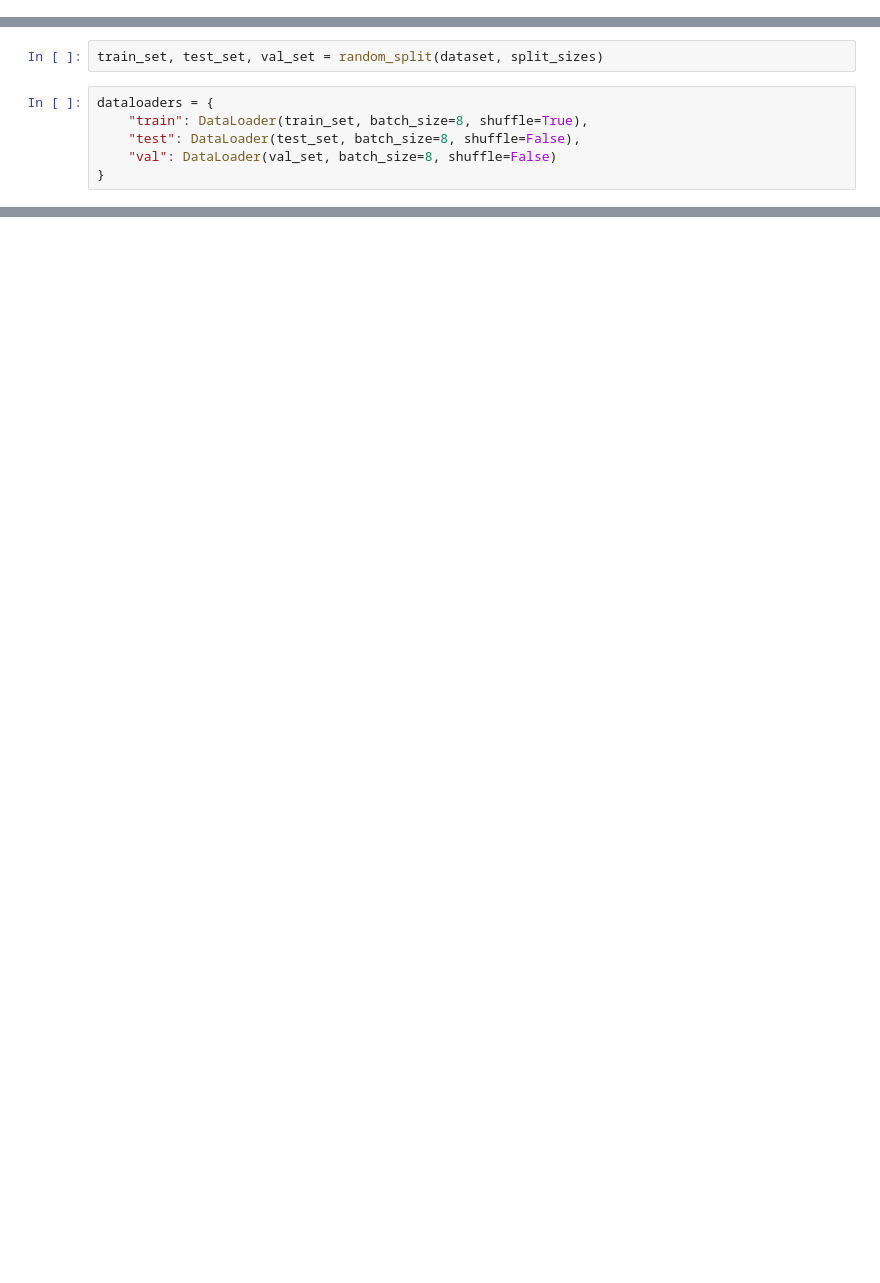
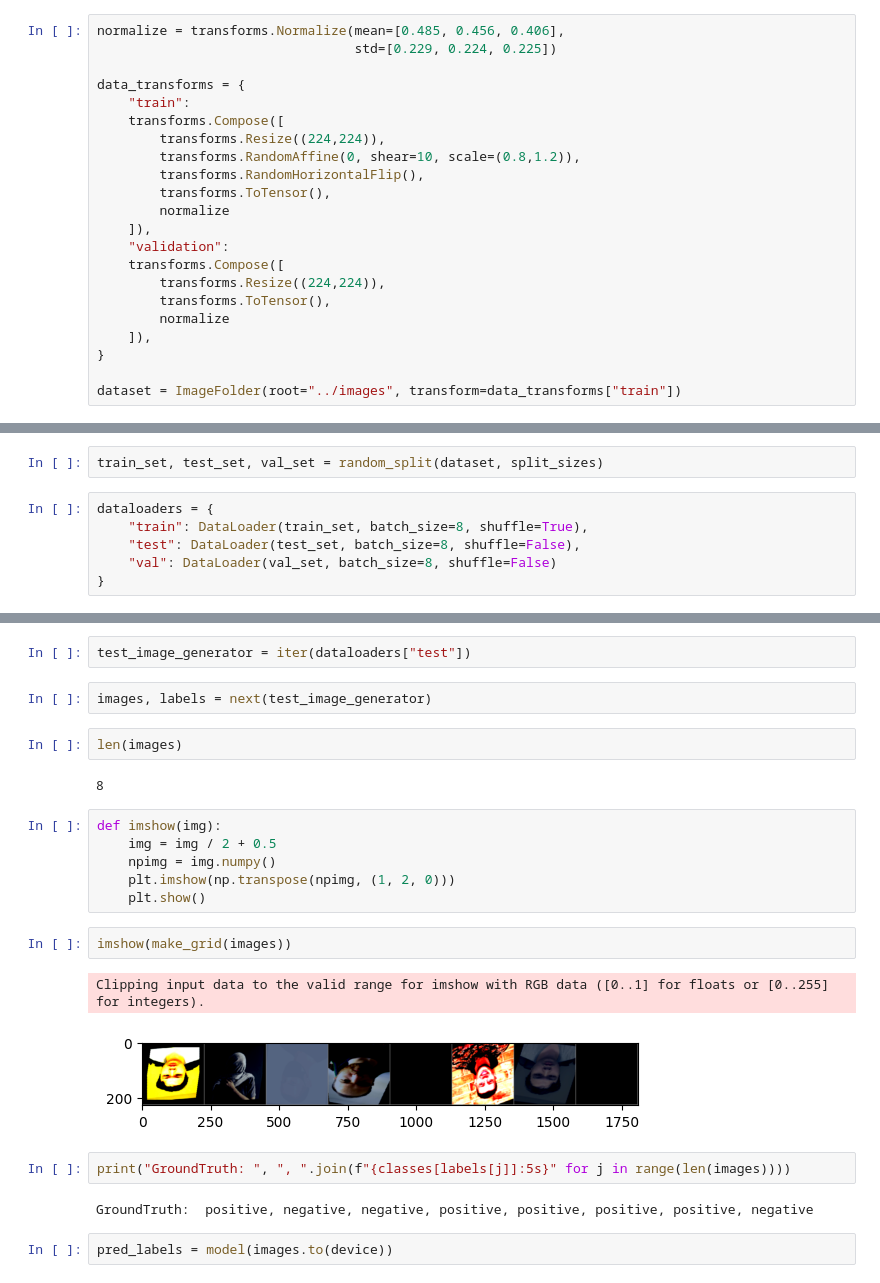
Before and after one commit to Dean-vA/MLEngineering_Capstone_Group3, a Jupyter notebook: notebooks/face_reco_model.ipynb, the cells around one changed output, grey strips where cells are left out. Drawn from its saved outputs; the diff is of its cells as text; blank space fills up the shorter version.

```diff
--- a/notebooks/face_reco_model.ipynb
+++ b/notebooks/face_reco_model.ipynb
@@ -105 +20,23 @@ splits = [0.8, 0.1, 0.1]
+# %%
+normalize = transforms.Normalize(mean=[0.485, 0.456, 0.406],
+                                 std=[0.229, 0.224, 0.225])
+
+data_transforms = {
+    "train":
+    transforms.Compose([
+        transforms.Resize((224,224)),
+        transforms.RandomAffine(0, shear=10, scale=(0.8,1.2)),
+        transforms.RandomHorizontalFlip(),
+        transforms.ToTensor(),
+        normalize
+    ]),
+    "validation":
+    transforms.Compose([
+        transforms.Resize((224,224)),
+        transforms.ToTensor(),
+        normalize
+    ]),
+}
+
+dataset = ImageFolder(root="../images", transform=data_transforms["train"])
 # %%
@@ -309,0 +124,25 @@ stats
+# %%
+test_image_generator = iter(dataloaders["test"])
+# %%
+images, labels = next(test_image_generator)
+# %%
+len(images)
+# %% [output]
+8
+# %%
+def imshow(img):
+    img = img / 2 + 0.5
+    npimg = img.numpy()
+    plt.imshow(np.transpose(npimg, (1, 2, 0)))
+    plt.show()
+# %%
+imshow(make_grid(images))
+# %% [output]
+Clipping input data to the valid range for imshow with RGB data ([0..1] for floats or [0..255] for integers).
+[figure, added]
+# %%
+print("GroundTruth: ", ", ".join(f"{classes[labels[j]]:5s}" for j in range(len(images))))
+# %% [output]
+GroundTruth:  positive, negative, negative, positive, positive, positive, positive, negative
+# %%
+pred_labels = model(images.to(device))
```
Also changed, not shown: parts of 51 cells of this notebook.
